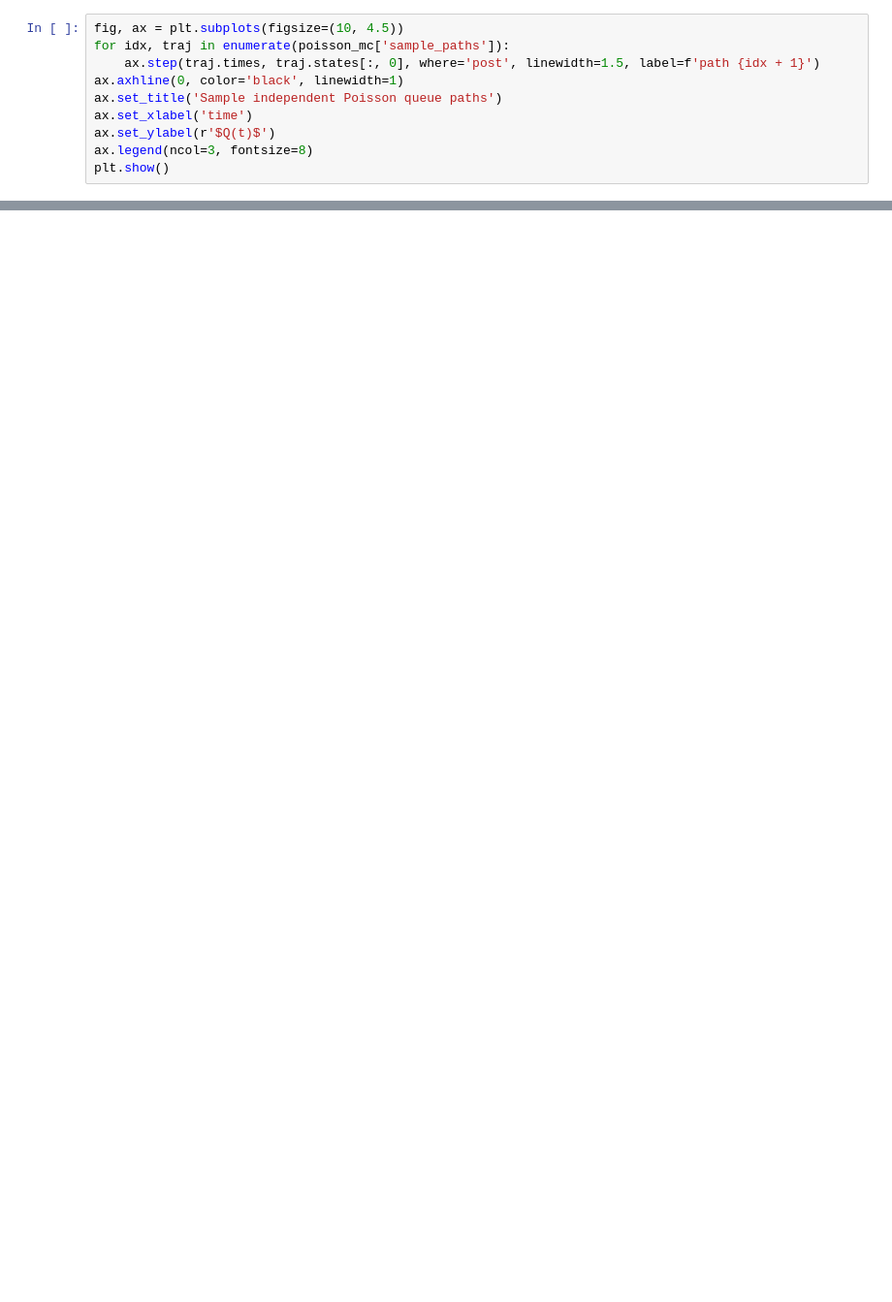
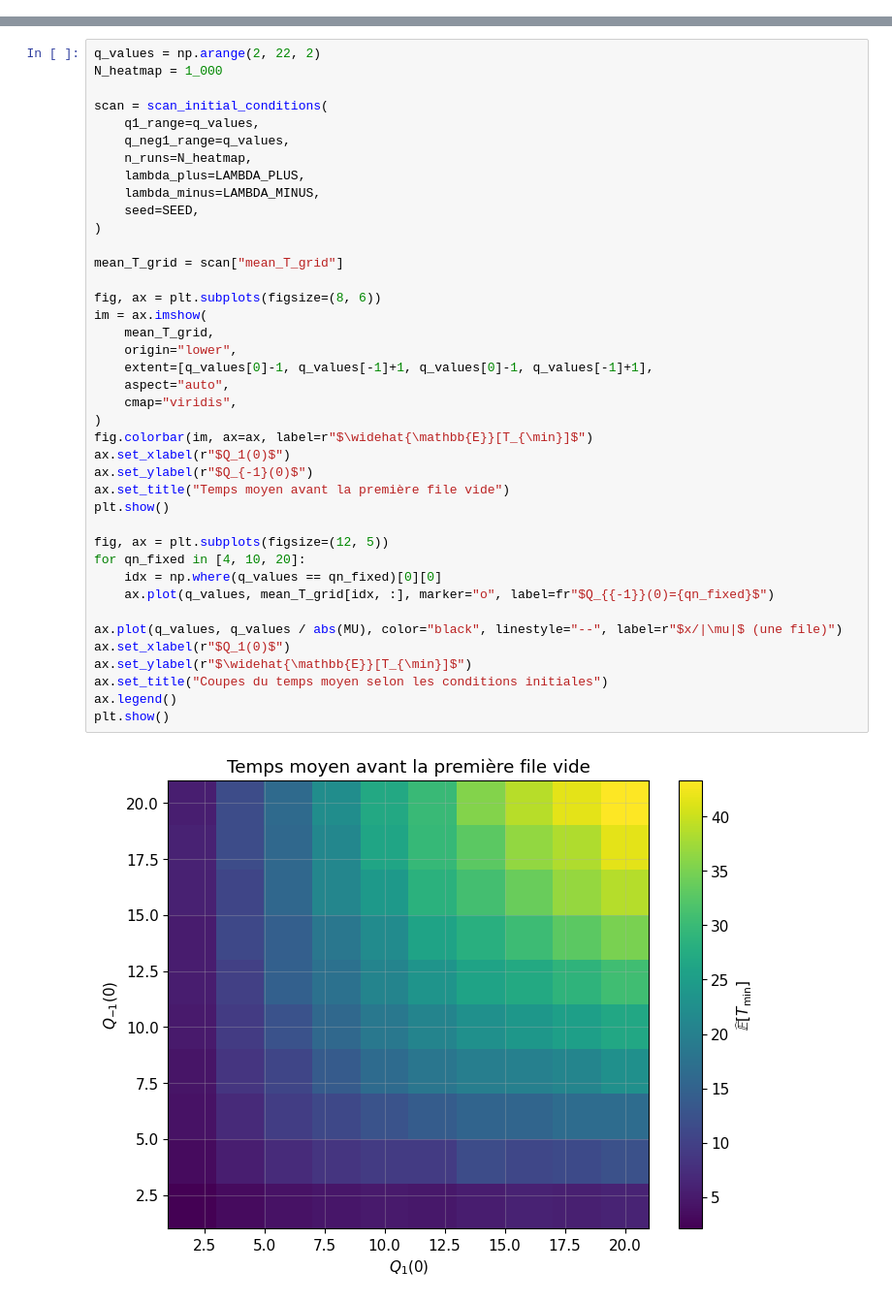
Before and after one commit to ApolloHong/Modal_Order_Book, a Jupyter notebook: nb1_123_files_poisson_independantes.ipynb, the cells around one changed output, grey strips where cells are left out. Shown at 97% size. Cells and saved outputs as stored; diff of their text form; blank space fills up the shorter version.

```diff
--- a/nb1_123_files_poisson_independantes.ipynb
+++ b/nb1_123_files_poisson_independantes.ipynb
@@ -154,10 +0,0 @@ La variance reste importante parce que $\tau_0$ dépend d'une succession aléato
-# %%
-fig, ax = plt.subplots(figsize=(10, 4.5))
-for idx, traj in enumerate(poisson_mc['sample_paths']):
-    ax.step(traj.times, traj.states[:, 0], where='post', linewidth=1.5, label=f'path {idx + 1}')
-ax.axhline(0, color='black', linewidth=1)
-ax.set_title('Sample independent Poisson queue paths')
-ax.set_xlabel('time')
-ax.set_ylabel(r'$Q(t)$')
-ax.legend(ncol=3, fontsize=8)
-plt.show()
@@ -257,0 +409,42 @@ Le modèle de Poisson fournit une référence analytique, mais il ne capture pas
+# %%
+q_values = np.arange(2, 22, 2)
+N_heatmap = 1_000
+
+scan = scan_initial_conditions(
+    q1_range=q_values,
+    q_neg1_range=q_values,
+    n_runs=N_heatmap,
+    lambda_plus=LAMBDA_PLUS,
+    lambda_minus=LAMBDA_MINUS,
+    seed=SEED,
+)
+
+mean_T_grid = scan["mean_T_grid"]
+
+fig, ax = plt.subplots(figsize=(8, 6))
+im = ax.imshow(
+    mean_T_grid,
+    origin="lower",
+    extent=[q_values[0]-1, q_values[-1]+1, q_values[0]-1, q_values[-1]+1],
+    aspect="auto",
+    cmap="viridis",
+)
+fig.colorbar(im, ax=ax, label=r"$\widehat{\mathbb{E}}[T_{\min}]$")
+ax.set_xlabel(r"$Q_1(0)$")
+ax.set_ylabel(r"$Q_{-1}(0)$")
+ax.set_title("Temps moyen avant la première file vide")
+plt.show()
+
+fig, ax = plt.subplots(figsize=(12, 5))
+for qn_fixed in [4, 10, 20]:
+    idx = np.where(q_values == qn_fixed)[0][0]
+    ax.plot(q_values, mean_T_grid[idx, :], marker="o", label=fr"$Q_{{-1}}(0)={qn_fixed}$")
+
+ax.plot(q_values, q_values / abs(MU), color="black", linestyle="--", label=r"$x/|\mu|$ (une file)")
+ax.set_xlabel(r"$Q_1(0)$")
+ax.set_ylabel(r"$\widehat{\mathbb{E}}[T_{\min}]$")
+ax.set_title("Coupes du temps moyen selon les conditions initiales")
+ax.legend()
+plt.show()
+# %% [output]
+[figure, added]
```
Also changed, not shown: parts of 46 cells of this notebook, 1 other file.
